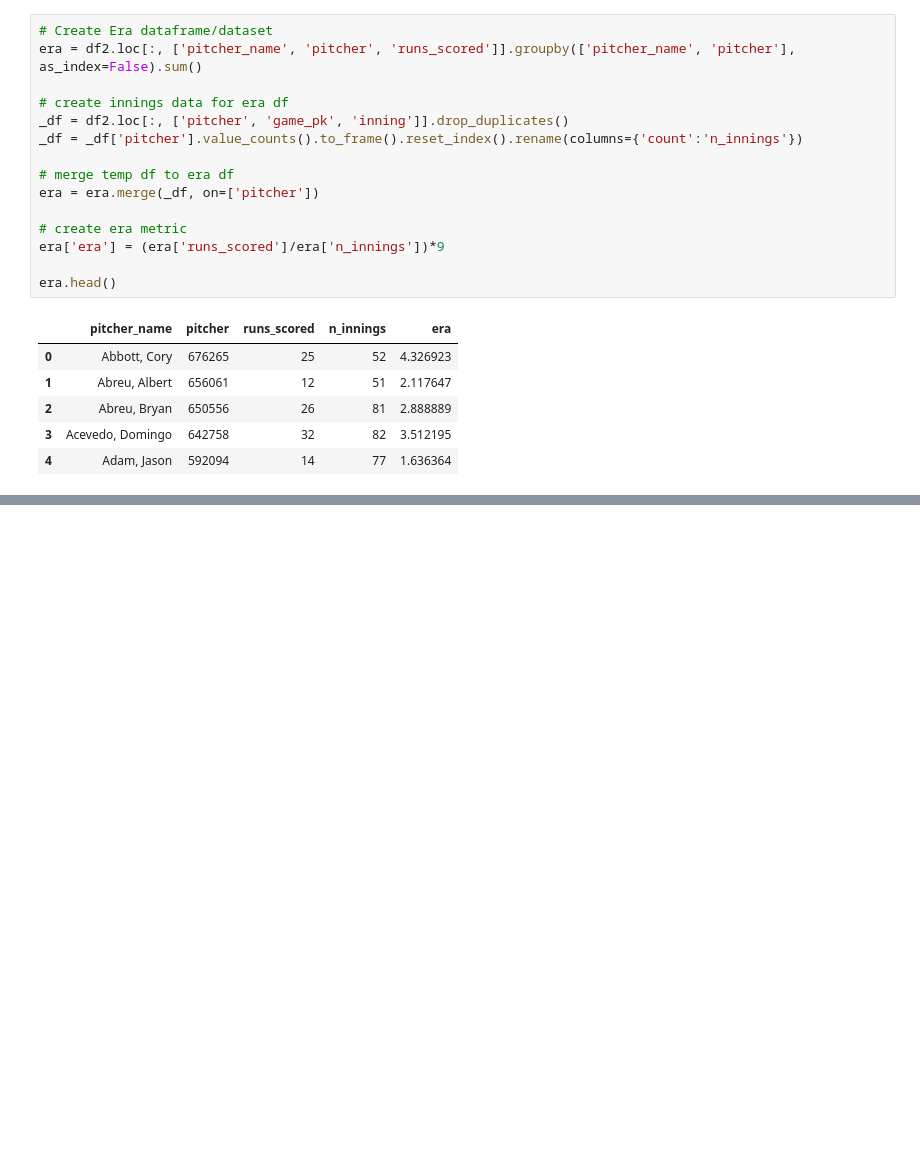
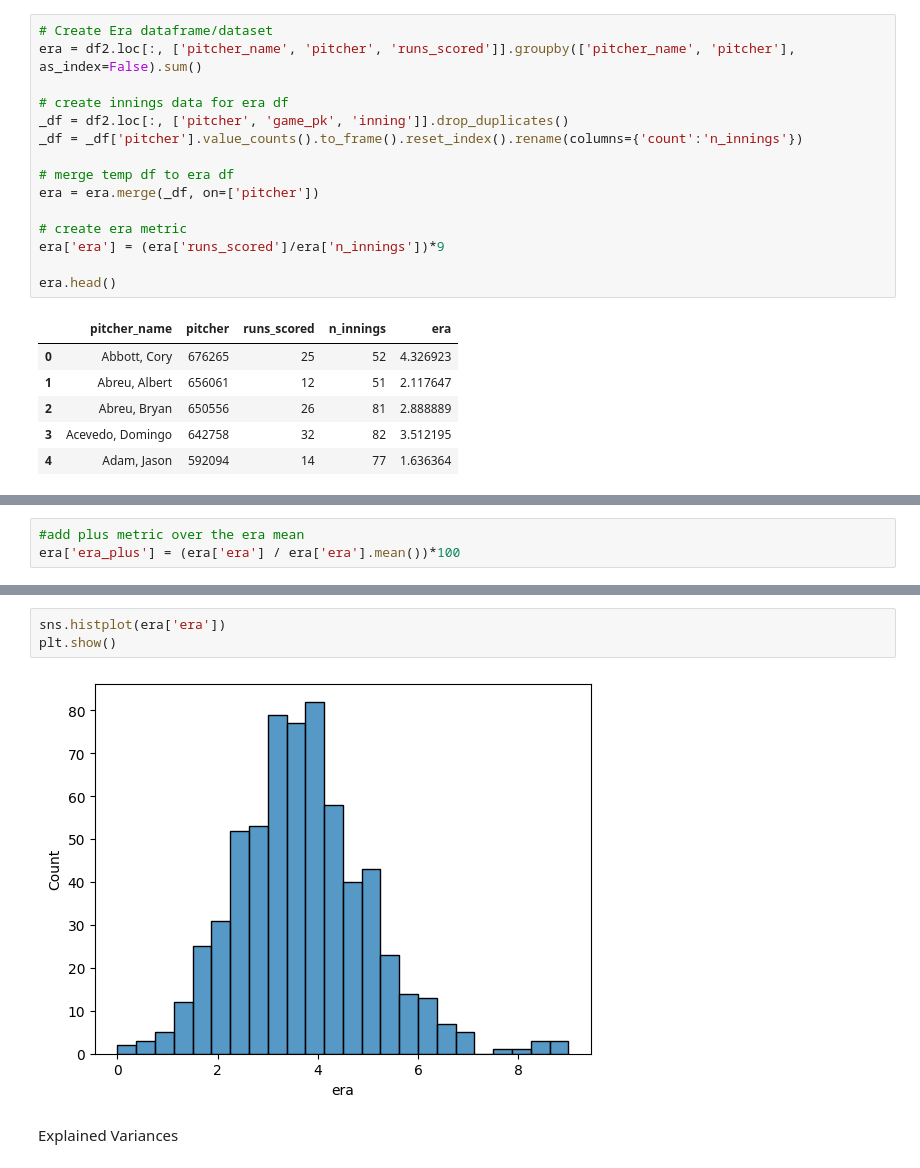
Before and after one commit to jjxobi/mlb_ds_project, a Jupyter notebook: MLB Project.ipynb, the cells around one changed output, grey strips where cells are left out. Drawn from its saved outputs; the diff is of its cells as text; blank space fills up the shorter version.

```diff
--- a/MLB Project.ipynb
+++ b/MLB Project.ipynb
@@ -67,0 +176,3 @@ stikeouts per 9. Calculate stikeouts over the cours of a game
+# %%
+#add plus metric over the era mean
+era['era_plus'] = (era['era'] / era['era'].mean())*100
@@ -67,0 +191,7 @@ stikeouts per 9. Calculate stikeouts over the cours of a game
+# %%
+sns.histplot(era['era'])
+plt.show()
+# %% [output]
+[figure, added]
+# %% [markdown]
+Explained Variances
```
Also changed, not shown: parts of 62 cells of this notebook.
